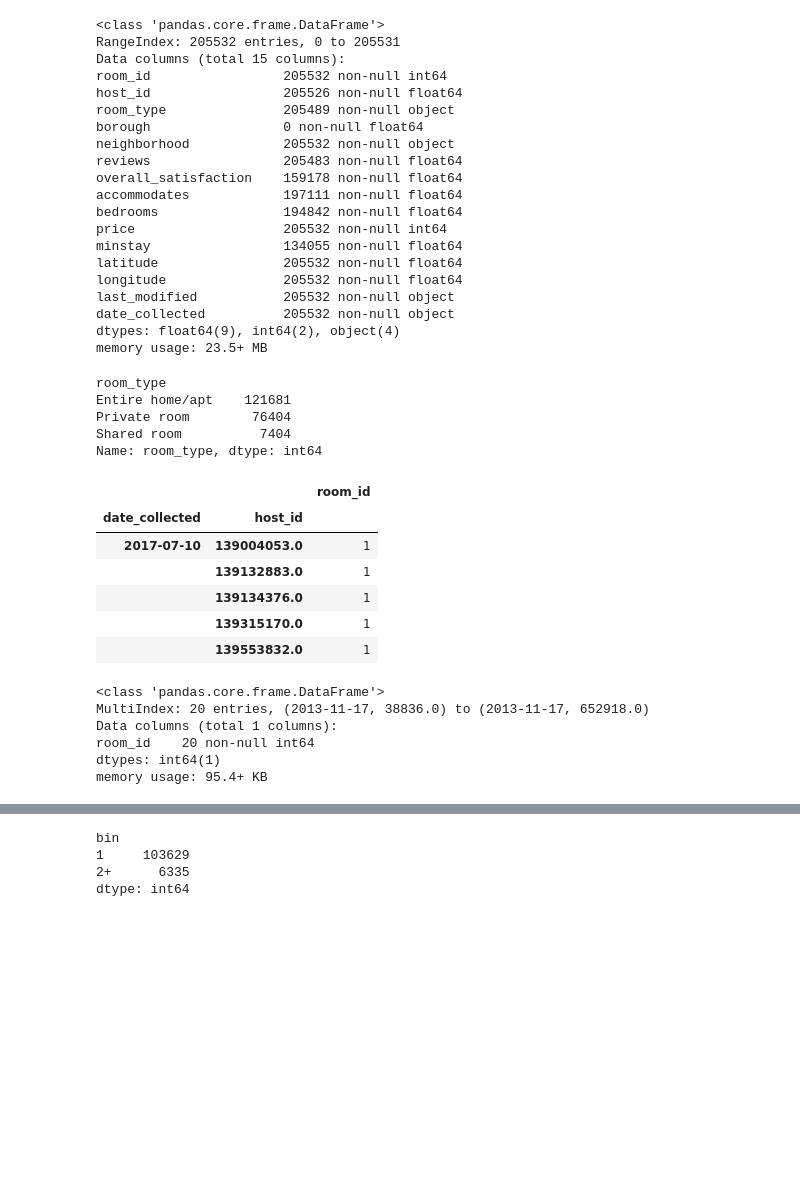
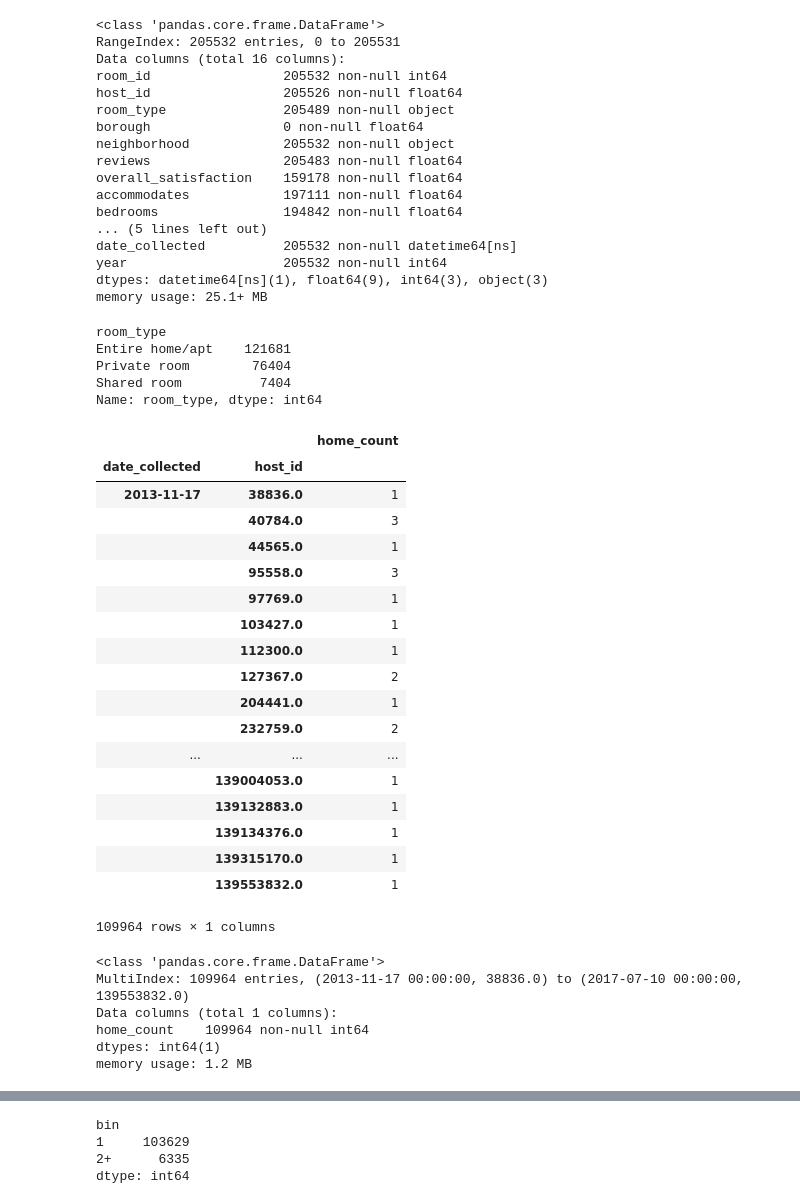
Before and after one commit to gisledb/udacity_nanodegree, a Jupyter notebook: ipython_notebooks/p6/P6_QA.ipynb, the cells around one changed output, grey strips where cells are left out. Saved outputs shown, nothing was run; the diff lists cells and outputs as text; code cells hidden in the pictures; blank space fills up the shorter version.

Commit message:
Completed QA. The LOD expression is indeed causing incorrect results in Tableau.

```diff
--- a/ipython_notebooks/p6/P6_QA.ipynb
+++ b/ipython_notebooks/p6/P6_QA.ipynb
@@ -6,6 +6,11 @@ from IPython.display import display, Markdown
 %matplotlib inline
 # %%
 df = pd.read_csv('Project/data_files/san_francisco/airbnb_union.csv')
+
+#Setting datetime type
+df['date_collected'] = df['date_collected'].astype('datetime64[ns]')
+#Creating year column
+df ['year'] = df['date_collected'].dt.year
 # %%
 df.describe()
 # %% [output]
@@ -23,7 +28,7 @@ df.info()
 # %% [output]
 <class 'pandas.core.frame.DataFrame'>
 RangeIndex: 205532 entries, 0 to 205531
-Data columns (total 15 columns):
+Data columns (total 16 columns):
 room_id                 205532 non-null int64
 host_id                 205526 non-null float64
 room_type               205489 non-null object
@@ -33,14 +38,11 @@ reviews                 205483 non-null float64
 overall_satisfaction    159178 non-null float64
 accommodates            197111 non-null float64
 bedrooms                194842 non-null float64
-price                   205532 non-null int64
-minstay                 134055 non-null float64
-latitude                205532 non-null float64
-longitude               205532 non-null float64
-last_modified           205532 non-null object
-date_collected          205532 non-null object
-dtypes: float64(9), int64(2), object(4)
-memory usage: 23.5+ MB
+... (5 lines left out)
+date_collected          205532 non-null datetime64[ns]
+year                    205532 non-null int64
+dtypes: datetime64[ns](1), float64(9), int64(3), object(3)
+memory usage: 25.1+ MB
 # %%
 display(df.groupby('room_type')['room_type'].count())
 # %% [output]
@@ -55,20 +57,32 @@ groupby(['date_collected','host_id'])['room_id'].count().to_frame()
 # %%
-host_grouped.tail()
+host_grouped
 # %% [output]
-|  |  | room_id |
+|  |  | home_count |
 | date_collected | host_id |  |
-| 2017-07-10 | 139004053.0 | 1 |
+| 2013-11-17 | 38836.0 | 1 |
+|  | 40784.0 | 3 |
+|  | 44565.0 | 1 |
+|  | 95558.0 | 3 |
+|  | 97769.0 | 1 |
+|  | 103427.0 | 1 |
+|  | 112300.0 | 1 |
+|  | 127367.0 | 2 |
+|  | 204441.0 | 1 |
+|  | 232759.0 | 2 |
+| ... | ... | ... |
+|  | 139004053.0 | 1 |
 |  | 139132883.0 | 1 |
 |  | 139134376.0 | 1 |
 |  | 139315170.0 | 1 |
 |  | 139553832.0 | 1 |
+109964 rows × 1 columns
 # %%
 host_grouped.info()
 # %% [output]
 <class 'pandas.core.frame.DataFrame'>
-MultiIndex: 20 entries, (2013-11-17, 38836.0) to (2013-11-17, 652918.0)
+MultiIndex: 109964 entries, (2013-11-17 00:00:00, 38836.0) to (2017-07-10 00:00:00, 139553832.0)
 Data columns (total 1 columns):
-room_id    20 non-null int64
+home_count    109964 non-null int64
 dtypes: int64(1)
-memory usage: 95.4+ KB
+memory usage: 1.2 MB
 # %%
```
Also changed, not shown: parts of 18 cells of this notebook.
